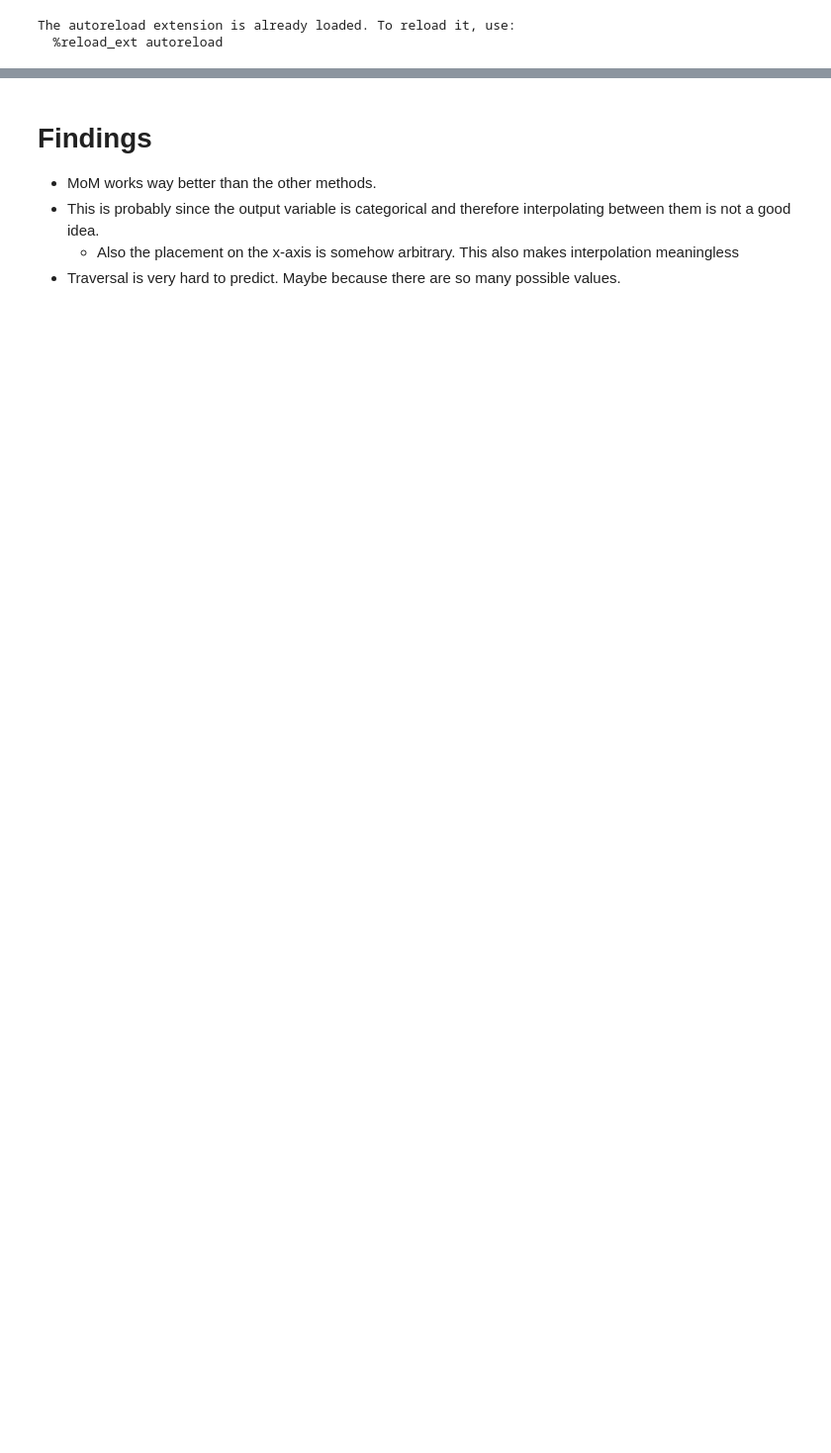
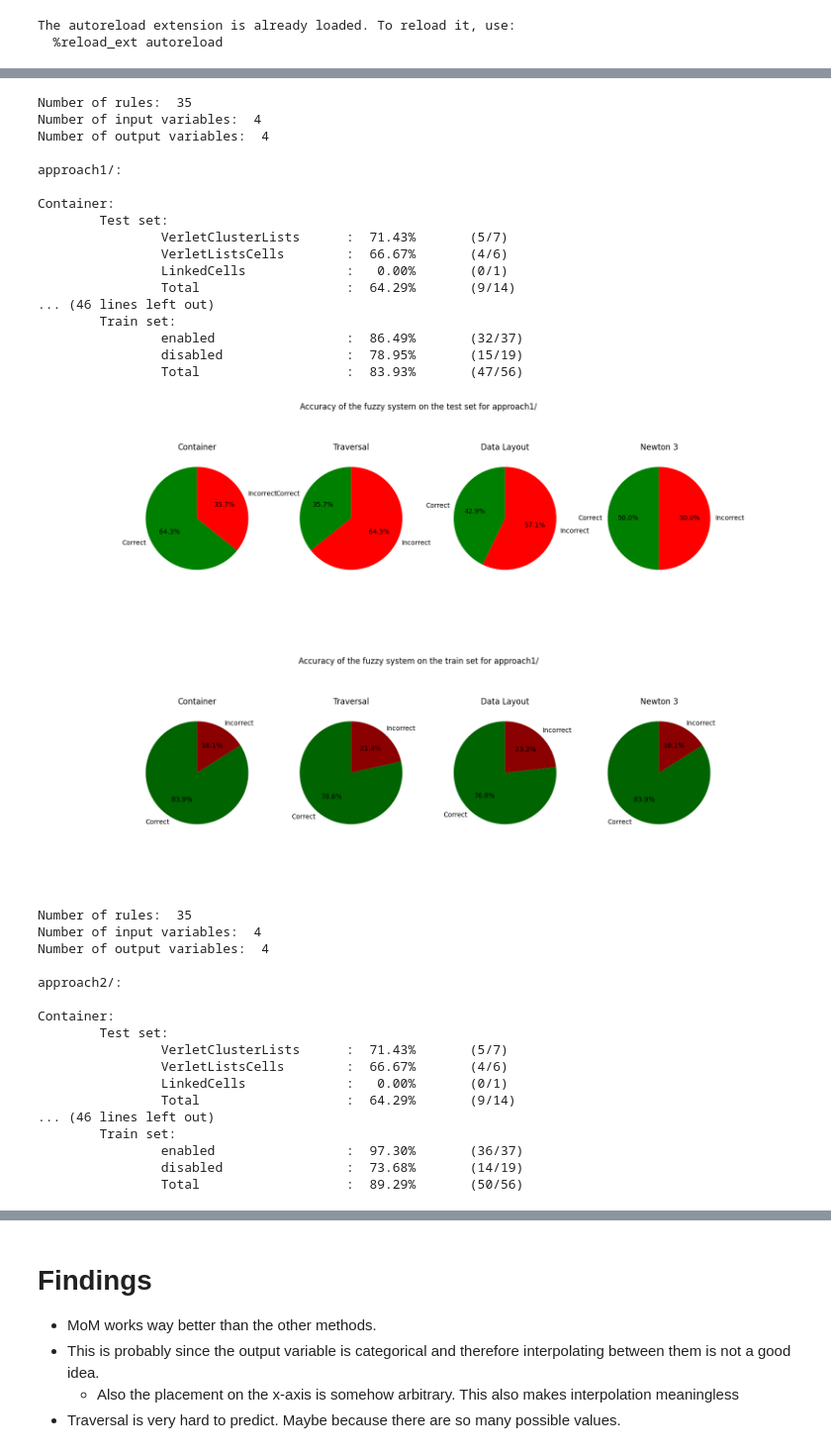
Before and after one commit to ManuelLerchner/AutoPas-FuzzyTuning-Bachelor-Thesis, a Jupyter notebook: data/analysis/random-inputs/rule-benchmark.ipynb, the cells around one changed output, grey strips where cells are left out. Shown at 99% size. Cells and saved outputs as stored; diff of their text form; code cells hidden in the pictures; blank space fills up the shorter version.

Commit message:
begin rule analysis for second dataset

```diff
--- a/data/analysis/random-inputs/rule-benchmark.ipynb
+++ b/data/analysis/random-inputs/rule-benchmark.ipynb
@@ -295,0 +26,40 @@ Container:
+# %%
+benchmark_rules("approach1/", train, test)
+fiss, algo_ranking = benchmark_rules("approach2/", train, test)
+# %% [output]
+Number of rules:  35
+Number of input variables:  4
+Number of output variables:  4
+
+approach1/:
+
+Container:
+        Test set:
+                VerletClusterLists      :  71.43%       (5/7)
+                VerletListsCells        :  66.67%       (4/6)
+                LinkedCells             :   0.00%       (0/1)
+                Total                   :  64.29%       (9/14)
+... (46 lines left out)
+        Train set:
+                enabled                 :  86.49%       (32/37)
+                disabled                :  78.95%       (15/19)
+                Total                   :  83.93%       (47/56)
+[figure, added]
+[figure, added]
+Number of rules:  35
+Number of input variables:  4
+Number of output variables:  4
+
+approach2/:
+
+Container:
+        Test set:
+                VerletClusterLists      :  71.43%       (5/7)
+                VerletListsCells        :  66.67%       (4/6)
+                LinkedCells             :   0.00%       (0/1)
+                Total                   :  64.29%       (9/14)
+... (46 lines left out)
+        Train set:
+                enabled                 :  97.30%       (36/37)
+                disabled                :  73.68%       (14/19)
+                Total                   :  89.29%       (50/56)
```
Also changed, not shown: parts of 12 cells of this notebook, 21 other files.
